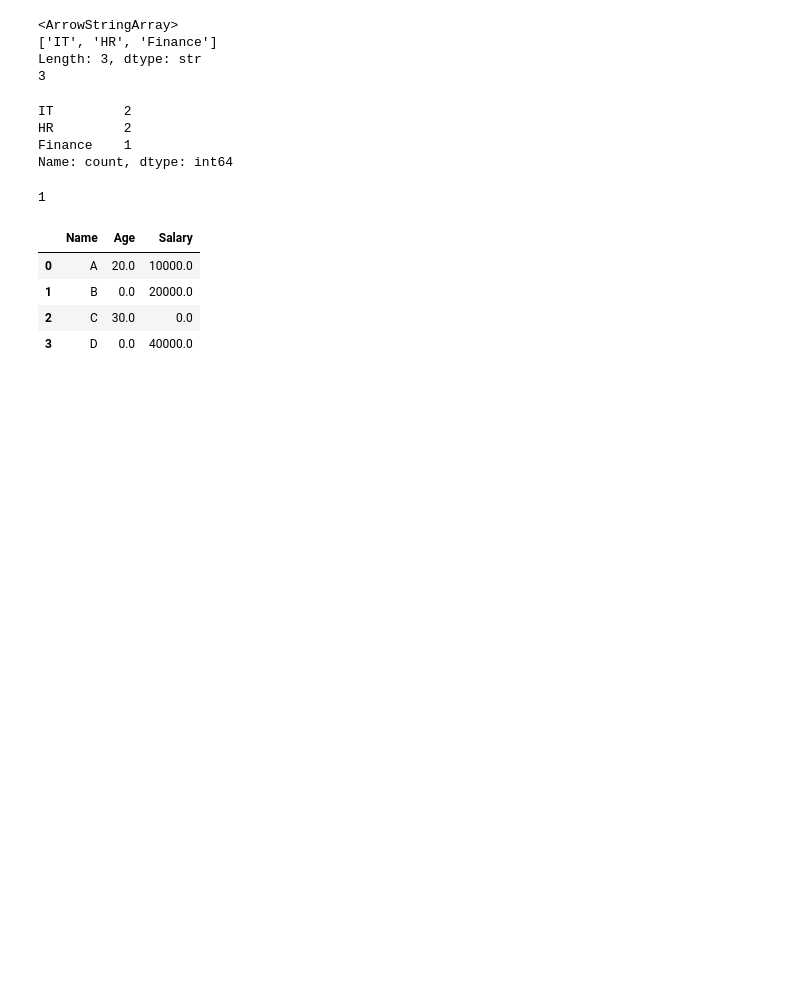
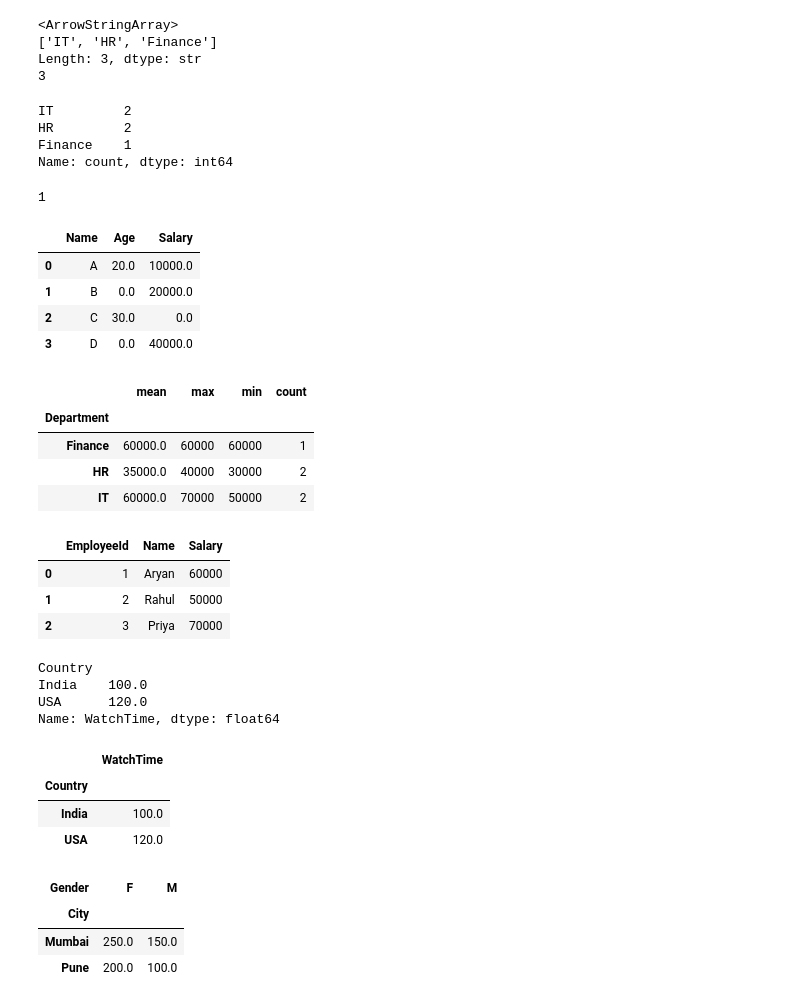
Before and after one commit to aryankumar08-python/python-, a Jupyter notebook: numpy.ipynb, the cells around one changed output. Drawn from its saved outputs; the diff is of its cells as text; code cells hidden in the pictures; blank space fills up the shorter version.

Commit message:
Did some pandas problems and excercise to learn about different functions and tools

```diff
--- a/numpy.ipynb
+++ b/numpy.ipynb
@@ -500,3 +500,16 @@ df.dropna() #removes null values
 | 1 | B | 0.0 | 20000.0 |
 | 2 | C | 30.0 | 0.0 |
 | 3 | D | 0.0 | 40000.0 |
+# %%
+df = pd.DataFrame({
+    'Department':['IT','HR','IT','Finance','HR'],
+    'Salary':[50000,30000,70000,60000,40000]
+})
+df.groupby('Department')['Salary'].max()
+df.groupby('Department')['Salary'].agg(['mean','max','min','count'])
+# %% [output]
+|  | mean | max | min | count |
+| Department |  |  |  |  |
+| Finance | 60000.0 | 60000 | 60000 | 1 |
+| HR | 35000.0 | 40000 | 30000 | 2 |
+| IT | 60000.0 | 70000 | 50000 | 2 |
@@ -502,0 +519,61 @@ df.dropna() #removes null values
+# %%
+import pandas as pd
+df1=pd.DataFrame({
+    'EmployeeId': [1, 2, 3],
+    'Name': ['Aryan','Rahul','Priya']
+})
+df2=pd.DataFrame({
+    'EmployeeId': [1, 2, 3],
+    'Salary': [60000,50000,70000]
+})
+pd.merge(df1,df2,on='EmployeeId')
+# %% [output]
+|  | EmployeeId | Name | Salary |
+| 0 | 1 | Aryan | 60000 |
+| 1 | 2 | Rahul | 50000 |
+| 2 | 3 | Priya | 70000 |
+# %%
+df=pd.DataFrame({
+    'User':['A','B','C','D'],
+    'Country':['India','India','USA','USA'],
+    'WatchTime':[120,80,150,90]
+})
+df.groupby('Country')['WatchTime'].mean()
+# %% [output]
+Country
+India    100.0
+USA      120.0
+Name: WatchTime, dtype: float64
+# %%
+df=pd.DataFrame({
+    'User':['A','B','C','D'],
+    'Country':['India','India','USA','USA'],
+    'WatchTime':[120,80,150,90]
+})
+df.pivot_table(
+    values='WatchTime',
+    index='Country',
+    aggfunc='mean'
+)
+# %% [output]
+|  | WatchTime |
+| Country |  |
+| India | 100.0 |
+| USA | 120.0 |
+# %%
+df=pd.DataFrame({
+    'City':['Pune','Pune','Mumbai','Mumbai'],
+    'Gender':['M','F','M','F'],
+    'Sales':[100,200,150,250]
+})
+df.pivot_table(
+    values='Sales',
+    index='City',
+    columns='Gender',
+    aggfunc='mean'
+)
+# %% [output]
+| Gender | F | M |
+| City |  |  |
+| Mumbai | 250.0 | 150.0 |
+| Pune | 200.0 | 100.0 |
```
Also changed, not shown: parts of 9 cells of this notebook, 1 other file.
